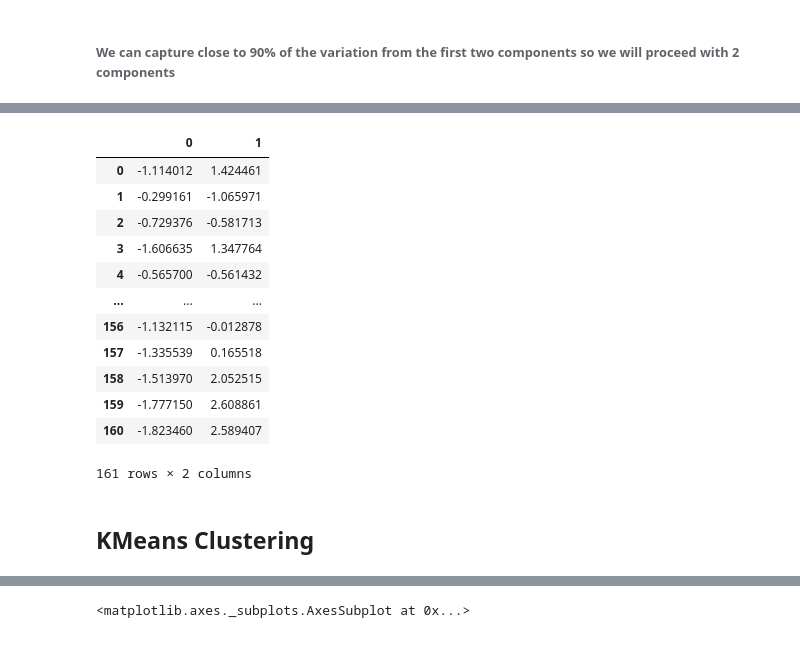
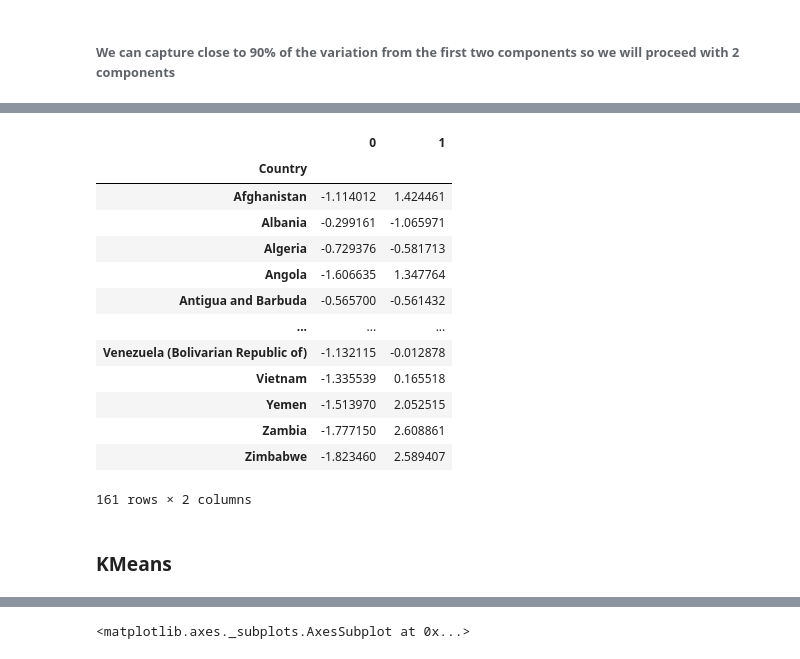
Before and after one commit to MahalavanyaSriram/COVID-19_Prediction, a Jupyter notebook: Kdd_Project.ipynb, the cells around one changed output, grey strips where cells are left out. Drawn from its saved outputs; the diff is of its cells as text; code cells hidden in the pictures.

```diff
--- a/Kdd_Project.ipynb
+++ b/Kdd_Project.ipynb
@@ -130,6 +141,7 @@ covid_food_data['Undernourished'].fillna((covid_food_data['Undernourished'].mean
 # dropping rows that has missing values for confirmed deaths and recovered columns.
 # Since most of them are geographically dispersed islands and are not affected by covid
 covid_food_data.dropna(axis=0,subset = ['Confirmed', 'Deaths'], inplace=True)
+covid_food_data.reset_index(drop=True, inplace=True)
 # %% [markdown]
 ###### Handling missing values in the column Active
 # %%
@@ -378,7 +407,9 @@ alt.Chart(covid_food_data).mark_point().encode(
 ### Unsupervised Learning(Clustering)
 # %%
 #Since all other foods sum up to animal products and vegetal products, we subsetted the data to include only those foods to avoid multi-coolinearity
+covid_index_data = covid_food_data['Country']
 covid_food_data = covid_food_data[['Animal Products', 'Vegetal Products', 'Obesity', 'Undernourished', 'Deaths']]
-covid_food_data.head()
+covid_food_data.index = covid_index_data
+covid_food_data
 # %% [output]
 |  | Animal Products | Vegetal Products | Obesity | Undernourished | Deaths |
@@ -390,9 +429,8 @@ covid_food_data.head()
 # %% [markdown]
 ###### Scaling the data before clustering with RobustScaler()
 # %%
-
 from sklearn.preprocessing import RobustScaler
 
 scaler = RobustScaler()
-robust_scaled_df = scaler.fit_transform(covid_food_data)
-covid_food_data = pd.DataFrame(robust_scaled_df, columns=['Animal Products', 'Vegetal Prodcuts', 'Obesity', 'Undernourished', 'Deaths'])
+covid_food_data[['Animal Products', 'Vegetal Products', 'Obesity', 'Undernourished', 'Deaths']] = scaler.fit_transform(covid_food_data[['Animal Products', 'Vegetal Products', 'Obesity', 'Undernourished', 'Deaths']])
+covid_food_data
@@ -409,5 +478,6 @@ array([7.57598627e-01, 1.67612602e-01, 5.34343774e-02, 2.13543641e-02,
 # %% [markdown]
 ###### We can capture close to 90% of the variation from the first two components so we will proceed with 2 components
 # %%
-pca = PCA(n_components=2)
-score = pca.fit_transform(covid_food_data)
+pca = PCA(n_components=2, random_state=101)
+score = pca.fit_transform(covid_food_data[['Animal Products', 'Vegetal Products', 'Obesity', 'Undernourished', 'Deaths']])
+pd.DataFrame(score)
@@ -414,22 +498,24 @@ score = pca.fit_transform(covid_food_data)
 # %%
 pca_components = pd.DataFrame(score)
+pca_components.index = covid_index_data
 pca_components
 # %% [output]
 |  | 0 | 1 |
-| 0 | -1.114012 | 1.424461 |
-| 1 | -0.299161 | -1.065971 |
-| 2 | -0.729376 | -0.581713 |
-| 3 | -1.606635 | 1.347764 |
-| 4 | -0.565700 | -0.561432 |
+| Country |  |  |
+| Afghanistan | -1.114012 | 1.424461 |
+| Albania | -0.299161 | -1.065971 |
+| Algeria | -0.729376 | -0.581713 |
+| Angola | -1.606635 | 1.347764 |
+| Antigua and Barbuda | -0.565700 | -0.561432 |
 | ... | ... | ... |
-| 156 | -1.132115 | -0.012878 |
-| 157 | -1.335539 | 0.165518 |
-| 158 | -1.513970 | 2.052515 |
-| 159 | -1.777150 | 2.608861 |
-| 160 | -1.823460 | 2.589407 |
+| Venezuela (Bolivarian Republic of) | -1.132115 | -0.012878 |
+| Vietnam | -1.335539 | 0.165518 |
+| Yemen | -1.513970 | 2.052515 |
+| Zambia | -1.777150 | 2.608861 |
+| Zimbabwe | -1.823460 | 2.589407 |
 161 rows × 2 columns
 # %% [markdown]
-## KMeans Clustering
+### KMeans
 # %%
 # performing a KMeans with 3 clusters
 from sklearn.cluster import KMeans
```
Also changed, not shown: parts of 40 cells of this notebook.
